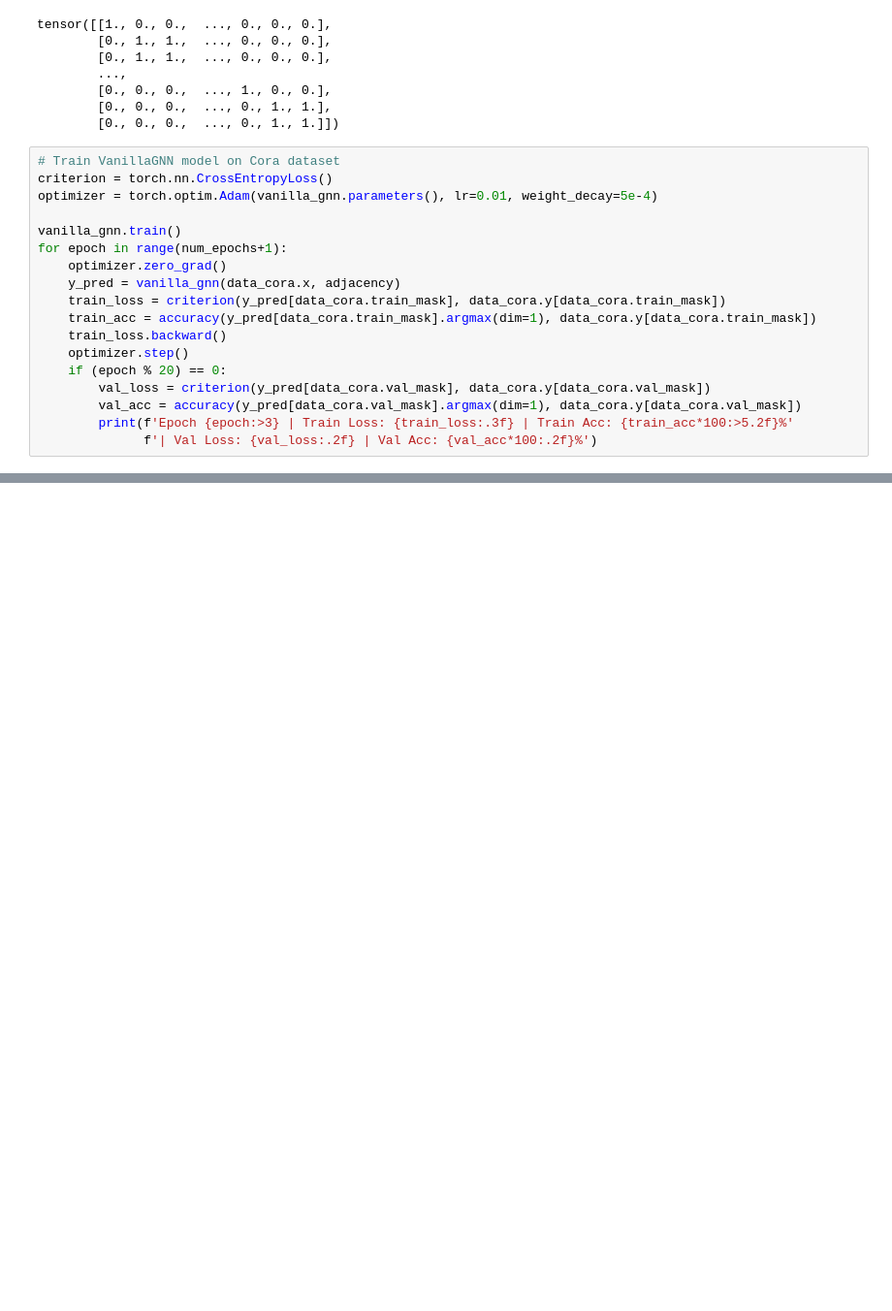
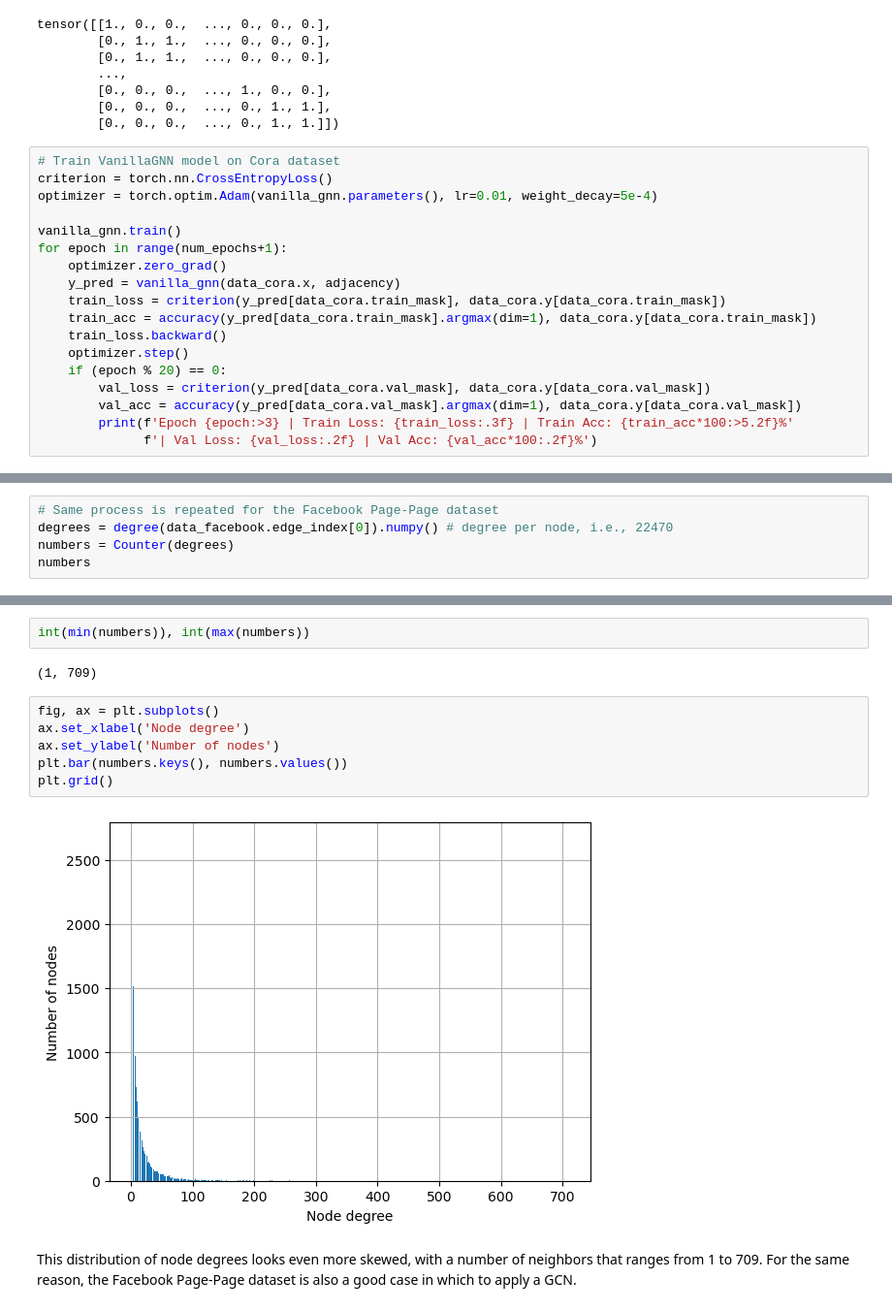
Before and after one commit to cctutum/GNN_experiments, a Jupyter notebook: code/MLP-and-vanillaGNN-GCN.ipynb, the cells around one changed output, grey strips where cells are left out. Shown at 97% size. Cells and saved outputs as stored; diff of their text form; blank space fills up the shorter version.

```diff
--- a/code/MLP-and-vanillaGNN-GCN.ipynb
+++ b/code/MLP-and-vanillaGNN-GCN.ipynb
@@ -235,0 +339,5 @@ Vanilla GNN test accuracy for Cora dataset: 74.90%
+# %%
+# Same process is repeated for the Facebook Page-Page dataset
+degrees = degree(data_facebook.edge_index[0]).numpy() # degree per node, i.e., 22470
+numbers = Counter(degrees)
+numbers
@@ -235,0 +362,16 @@ Vanilla GNN test accuracy for Cora dataset: 74.90%
+# %%
+int(min(numbers)), int(max(numbers))
+# %% [output]
+(1, 709)
+# %%
+fig, ax = plt.subplots()
+ax.set_xlabel('Node degree')
+ax.set_ylabel('Number of nodes')
+plt.bar(numbers.keys(), numbers.values())
+plt.grid()
+# %% [output]
+[figure, added]
+# %% [markdown]
+This distribution of node degrees looks even more skewed, with a number of neighbors that ranges
+from 1 to 709. For the same reason, the Facebook Page-Page dataset is also a good case in which to
+apply a GCN.
```
Also changed, not shown: parts of 26 cells of this notebook.
